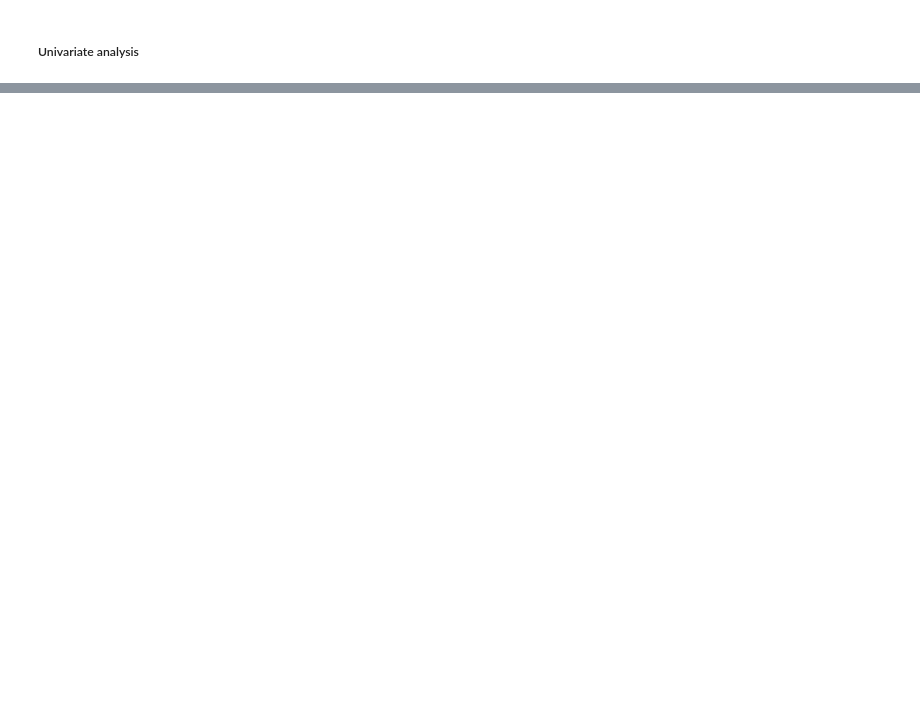
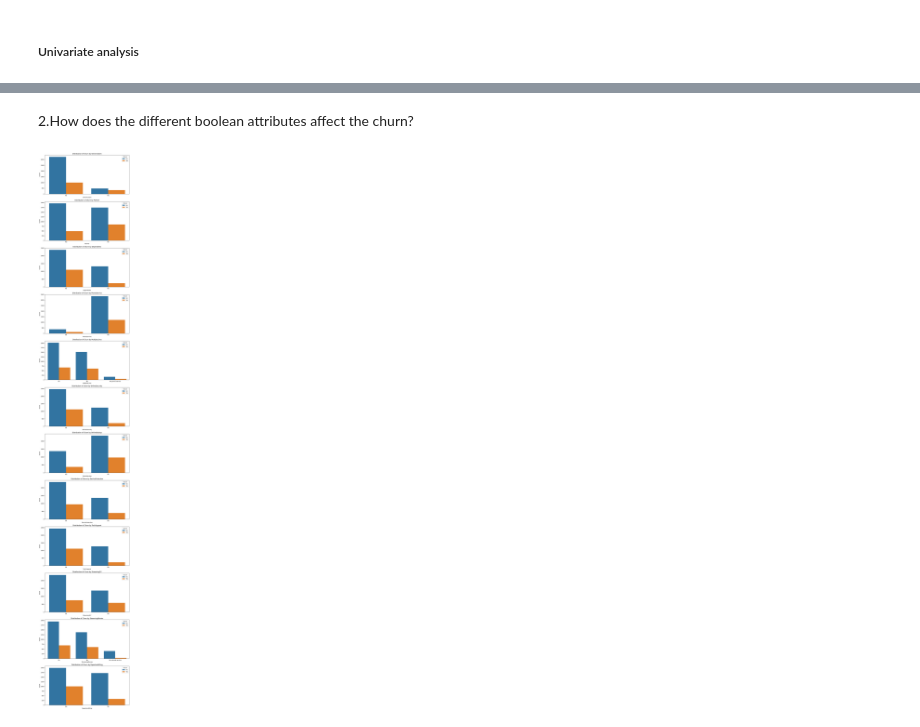
Before and after one commit to Georginahnjeri/Customer-churn-, a Jupyter notebook: Untitled.ipynb, the cells around one changed output, grey strips where cells are left out. Drawn from its saved outputs; the diff is of its cells as text; code cells hidden in the pictures; blank space fills up the shorter version.

```diff
--- a/Untitled.ipynb
+++ b/Untitled.ipynb
@@ -224,0 +455,7 @@ df2.shape
+# %%
+#Replacing for the tech support column
+train_data['TechSupport'] = train_data['TechSupport'].apply(lambda x:str(x).replace("True","Yes"))
+train_data['TechSupport'] = train_data['TechSupport'].apply(lambda x:str(x).replace("False","No"))
+train_data['TechSupport'] = train_data['TechSupport'].apply(lambda x:str(x).replace("None","No"))
+train_data['TechSupport'] = train_data['TechSupport'].apply(lambda x:str(x).replace("No internet service","No"))
+train_data['TechSupport']
@@ -224,0 +475,9 @@ df2.shape
+# %%
+#Replacing for the churn column
+train_data['Churn'] = train_data['Churn'].apply(lambda x:str(x).replace("True","Yes"))
+train_data['Churn'] = train_data['Churn'].apply(lambda x:str(x).replace("False","No"))
+train_data['Churn'] = train_data['Churn'].apply(lambda x:str(x).replace("None","No"))
+# %%
+#Converting 0 and 1 into  false and true  respectively for the senior citizen column
+train_data['SeniorCitizen'] = train_data['SeniorCitizen'].apply(lambda x:str(x).replace("1","Yes"))
+train_data['SeniorCitizen'] = train_data['SeniorCitizen'].apply(lambda x:str(x).replace("0","No"))
@@ -232,0 +553,6 @@ df2.shape
+# %%
+#Replacing for the Online backup column
+train_data['OnlineBackup'] = train_data['OnlineBackup'].apply(lambda x:str(x).replace("True","Yes"))
+train_data['OnlineBackup'] = train_data['OnlineBackup'].apply(lambda x:str(x).replace("False","No"))
+train_data['OnlineBackup'] = train_data['OnlineBackup'].apply(lambda x:str(x).replace("No internet service","No"))
+train_data['OnlineBackup'] = train_data['OnlineBackup'].apply(lambda x:str(x).replace("None","No"))
@@ -238,0 +749,21 @@ df2.shape
+# %% [markdown]
+2.How does the different boolean attributes affect the churn?
+# %%
+# List of boolean attributes (replace with your actual column names)
+boolean_attributes = ['SeniorCitizen', 'Partner', 'Dependents', 'PhoneService', 'MultipleLines', 'OnlineSecurity', 'OnlineBackup', 'DeviceProtection', 'TechSupport', 'StreamingTV', 'StreamingMovies', 'PaperlessBilling']
+
+# Create subplots for each boolean attribute
+fig, axes = plt.subplots(nrows=len(boolean_attributes), ncols=1, figsize=(10, 5*len(boolean_attributes)))
+
+# Iterate over each boolean attribute and create a count plot
+for i, attribute in enumerate(boolean_attributes):
+    sns.countplot(x=attribute, hue='Churn', data=train_data, ax=axes[i])
+    axes[i].set_title(f'Distribution of Churn by {attribute}')
+    axes[i].set_xlabel(attribute)
+    axes[i].set_ylabel('Count')
+    axes[i].legend(title='Churn', labels=['No', 'Yes'])
+
+plt.tight_layout()
+plt.show()
+# %% [output]
+[figure, added]
```
Also changed, not shown: parts of 56 cells of this notebook.
